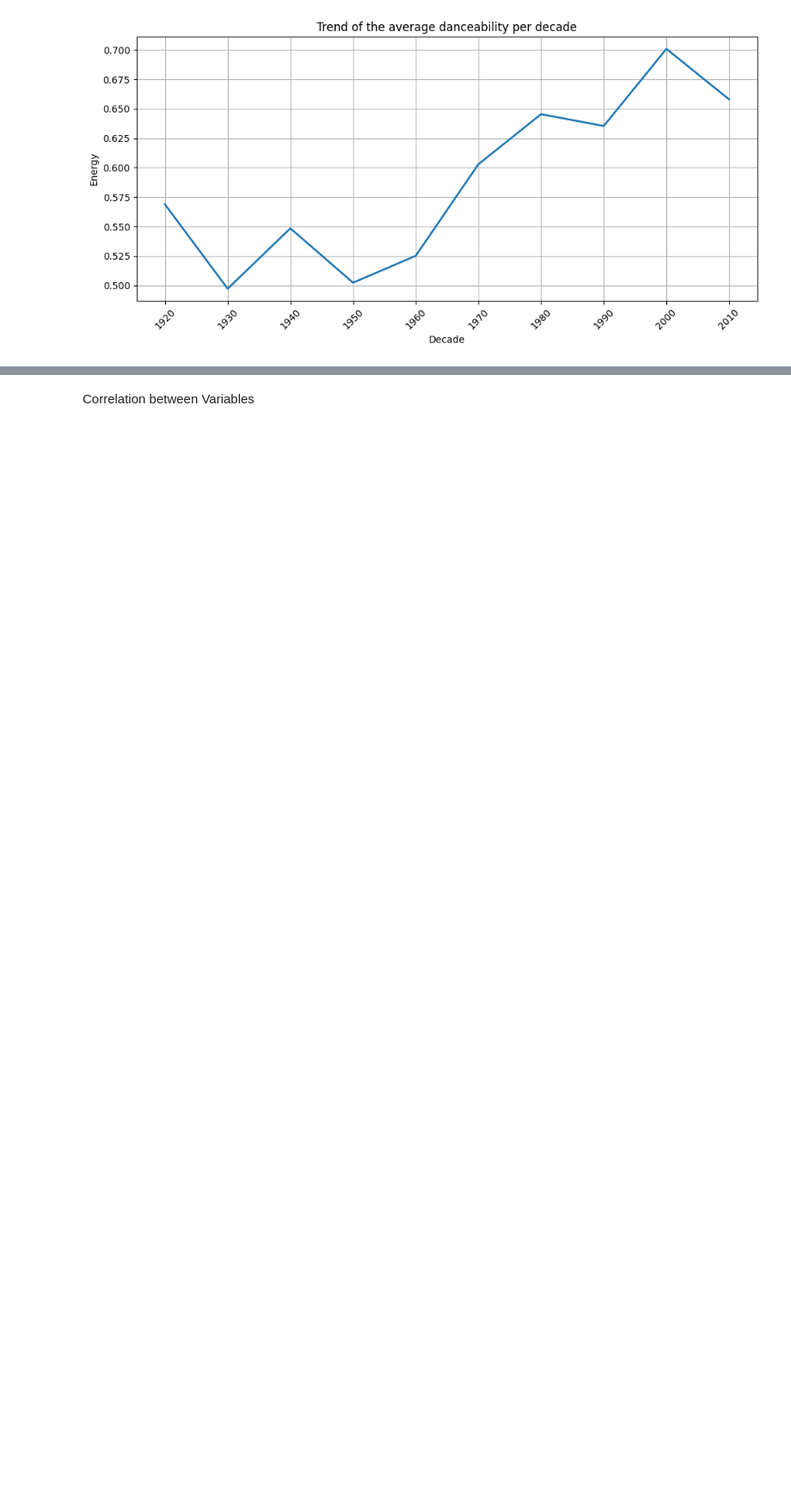
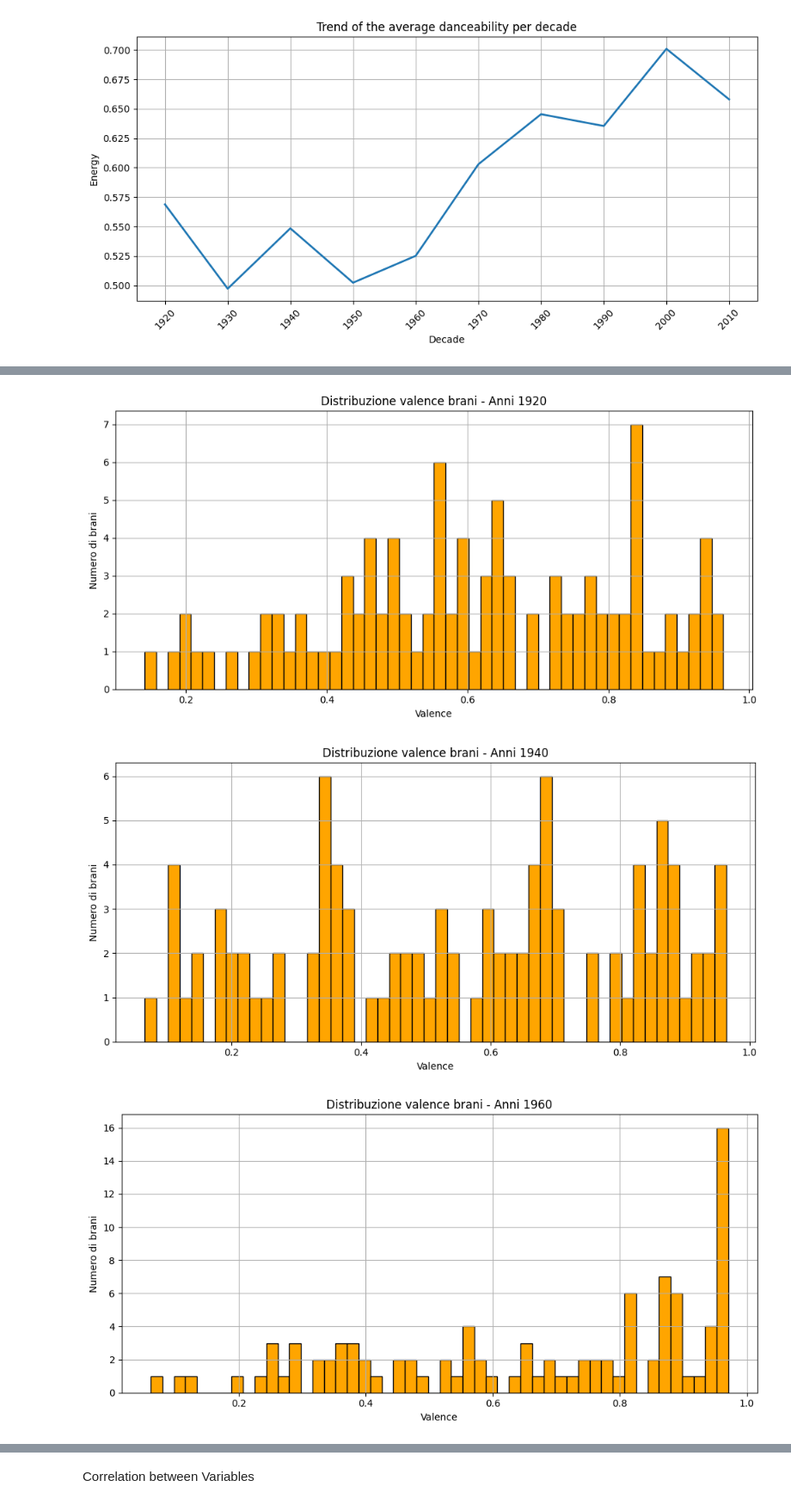
Before and after one commit to leotodisco/Spotify-Data-Analysis, a Jupyter notebook: src/spotify_eda.ipynb, the cells around one changed output, grey strips where cells are left out. Shown at 86% size. Drawn from its saved outputs; the diff is of its cells as text; code cells hidden in the pictures; blank space fills up the shorter version.

```diff
--- a/src/spotify_eda.ipynb
+++ b/src/spotify_eda.ipynb
@@ -259,0 +278,17 @@ plt.show()
+# %%
+for decade in [1920, 1940, 1960, 1990, 2000, 2010]:
+    plt.figure(figsize=(10, 5))
+    subset = df[df['decade'] == decade]['valence']
+    plt.hist(subset, bins=50, color='orange', edgecolor='black')
+    plt.title(f'Distribuzione valence brani - Anni {decade}')
+    plt.xlabel('Valence')
+    plt.ylabel('Numero di brani')
+    plt.grid(True)
+    plt.tight_layout()
+
+plt.show()
+plt.close()
+# %% [output]
+[figure, added]
+[figure, added]
+[figure, added]
```
Also changed, not shown: parts of 11 cells of this notebook.
